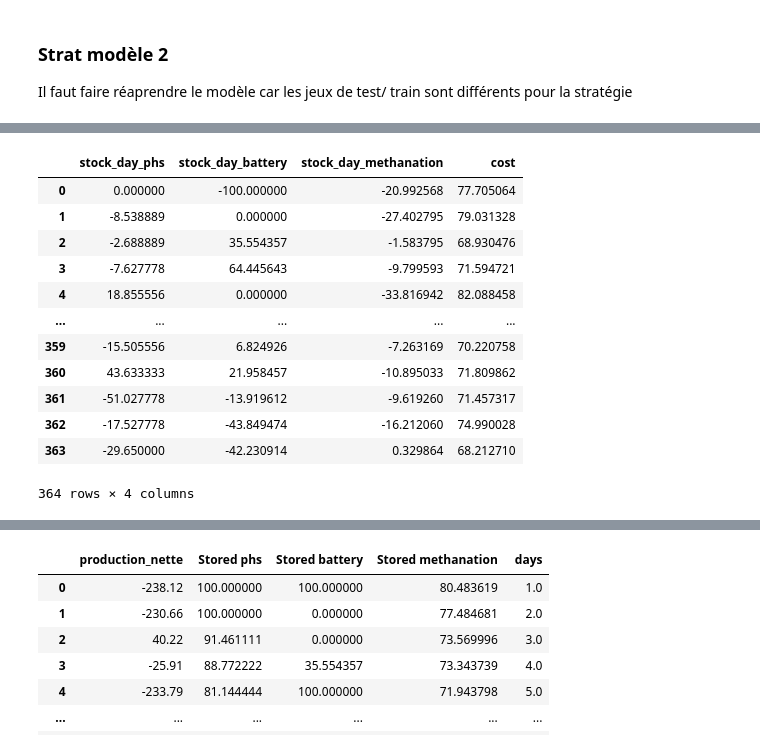
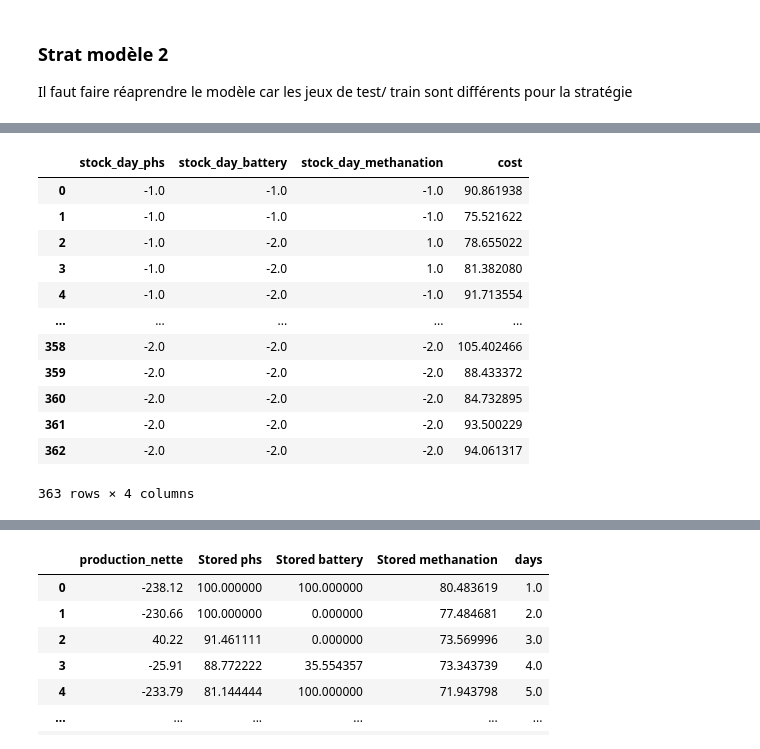
Before and after one commit to F1avie/EOLES_elecRES, a Jupyter notebook: Apprentissage-niveaux.ipynb, the cells around one changed output, grey strips where cells are left out. Cells and saved outputs as stored; diff of their text form; code cells hidden in the pictures.

```diff
--- a/Apprentissage-niveaux.ipynb
+++ b/Apprentissage-niveaux.ipynb
@@ -409,7 +472,7 @@ Y_train
 # %%
-input_size = [X_train.shape[1]]
-output_size = Y_train.shape[1]
-lr = 0.05
+input_size = X_train.shape[1]
+#output_size = Y_train.shape[1]
+lr = 0.005
 loss = tf.keras.losses.CategoricalCrossentropy()
 optimiseur = tf.keras.optimizers.Adam()
 metrics = ['accuracy']
@@ -418,7 +481,7 @@ run_eagerly = False
 epoch = 10
 val = 0.2
 
-model_1 = build_model1 (input_size, output_size)
+model_1 = build_model1(input_size)
 model_1.summary()
 model = model_1
 compile_model(model, lr,loss, optimiseur, metrics,  loss_weights, run_eagerly)
@@ -527,17 +721,36 @@ def pred_conti(model, Y_test, X, a, b):
 
 Il faut faire réaprendre le modèle car les jeux de test/ train sont différents pour la stratégie
 # %%
-input_size = X_train.shape[1]
-lr = 0.001
-loss = tf.keras.losses.MeanSquaredError()
-optimiseur = tf.keras.optimizers.RMSprop(learning_rate = lr)
+'''input_size = [X_train.shape[1]]
+output_size = Y_train.shape[1]
+lr = 0.05
+loss = tf.keras.losses.CategoricalCrossentropy()
+optimiseur = tf.keras.optimizers.Adam()
 metrics = ['accuracy']
 loss_weights = 1
 run_eagerly = False
 epoch = 10
 val = 0.2
 
-model_2 = build_model2 (input_size)
+model_1 = build_model1 (input_size, output_size)
+model_1.summary()
+model = model_1
+compile_model(model, lr,loss, optimiseur, metrics,  loss_weights, run_eagerly)
+train_model(model,X_train, Y_train, epoch, val)
+print("Score jeu test : [loss, accuracy]", model_1.evaluate(X_test,Y_test))
+'''
+
+input_size = X_train_strat.shape[1]
+lr = 0.05
+loss = tf.keras.losses.CategoricalCrossentropy()
+optimiseur = tf.keras.optimizers.Adam()
+metrics = ['accuracy']
+loss_weights = 1
+run_eagerly = False
+epoch = 10
+val = 0.2
+
+model_2 = build_model1 (input_size)
 model_2.summary()
 model = model_2
 compile_model(model, lr,loss, optimiseur, metrics, loss_weights, run_eagerly)
@@ -564,7 +777,7 @@ Score jeu test : [loss, accuracy] [313.1315612792969, 0.9258241653442383]
 # %%
 a = 0
 b = 363
-pred2, simu = pred_conti(model_2, Y_test_strat,X, a, b)
+prel, pred2, simu = pred_conti(model_2, Y_test_strat,X, a, b)
 pred2
 # %% [output]
      production_nette  Stored phs  Stored battery  Stored methanation  days
@@ -619,17 +833,17 @@ pred2
 # %%
-Y_test_strat
+prel
 # %% [output]
 |  | stock_day_phs | stock_day_battery | stock_day_methanation | cost |
-| 0 | 0.000000 | -100.000000 | -20.992568 | 77.705064 |
-| 1 | -8.538889 | 0.000000 | -27.402795 | 79.031328 |
-| 2 | -2.688889 | 35.554357 | -1.583795 | 68.930476 |
-| 3 | -7.627778 | 64.445643 | -9.799593 | 71.594721 |
-| 4 | 18.855556 | 0.000000 | -33.816942 | 82.088458 |
+| 0 | -1.0 | -1.0 | -1.0 | 90.861938 |
+| 1 | -1.0 | -1.0 | -1.0 | 75.521622 |
+| 2 | -1.0 | -2.0 | 1.0 | 78.655022 |
+| 3 | -1.0 | -2.0 | 1.0 | 81.382080 |
+| 4 | -1.0 | -2.0 | -1.0 | 91.713554 |
 | ... | ... | ... | ... | ... |
-| 359 | -15.505556 | 6.824926 | -7.263169 | 70.220758 |
-| 360 | 43.633333 | 21.958457 | -10.895033 | 71.809862 |
-| 361 | -51.027778 | -13.919612 | -9.619260 | 71.457317 |
-| 362 | -17.527778 | -43.849474 | -16.212060 | 74.990028 |
-| 363 | -29.650000 | -42.230914 | 0.329864 | 68.212710 |
+| 358 | -2.0 | -2.0 | -2.0 | 105.402466 |
+| 359 | -2.0 | -2.0 | -2.0 | 88.433372 |
+| 360 | -2.0 | -2.0 | -2.0 | 84.732895 |
+| 361 | -2.0 | -2.0 | -2.0 | 93.500229 |
+| 362 | -2.0 | -2.0 | -2.0 | 94.061317 |
-364 rows × 4 columns
+363 rows × 4 columns
 # %%
```
Also changed, not shown: parts of 30 cells of this notebook.
